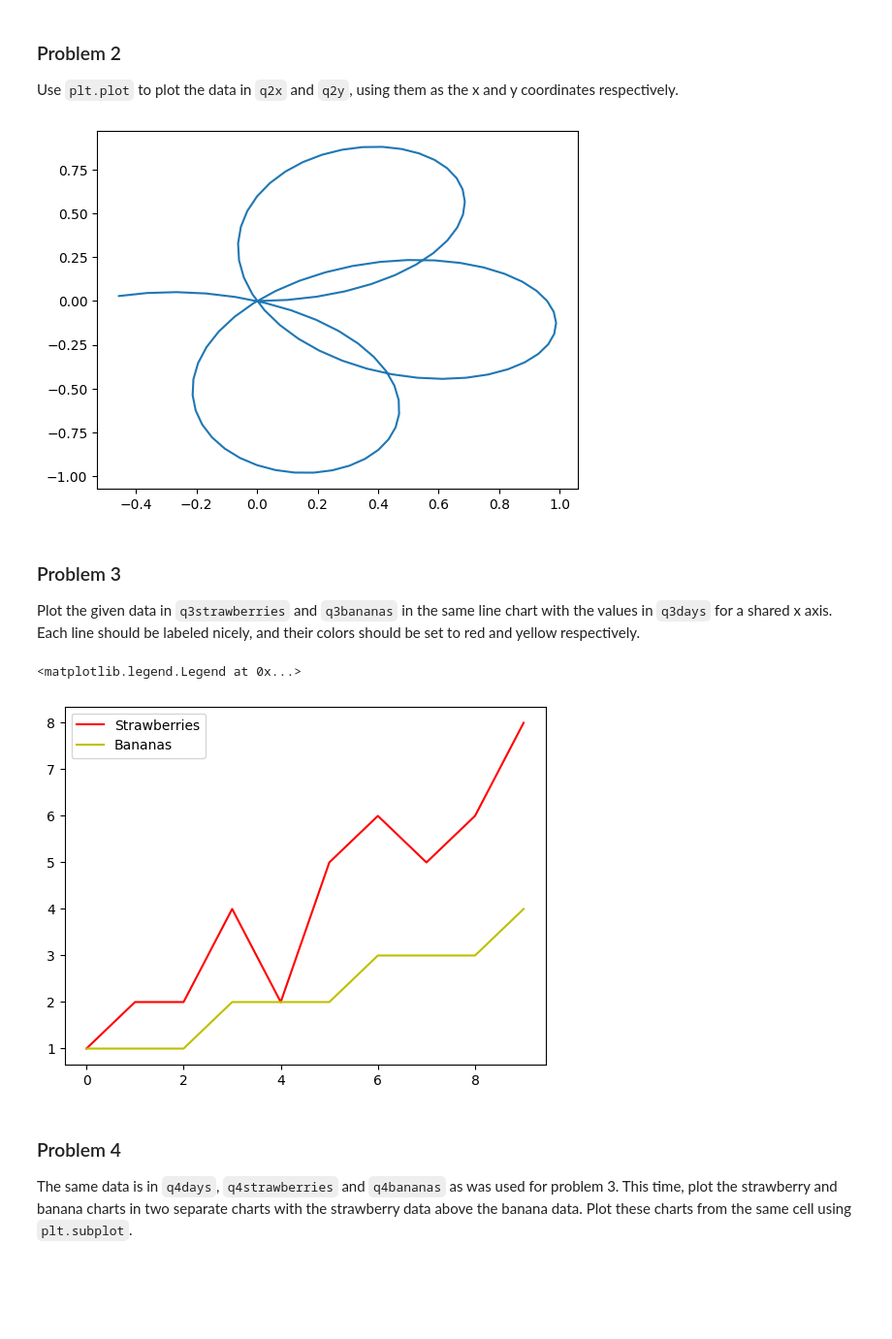
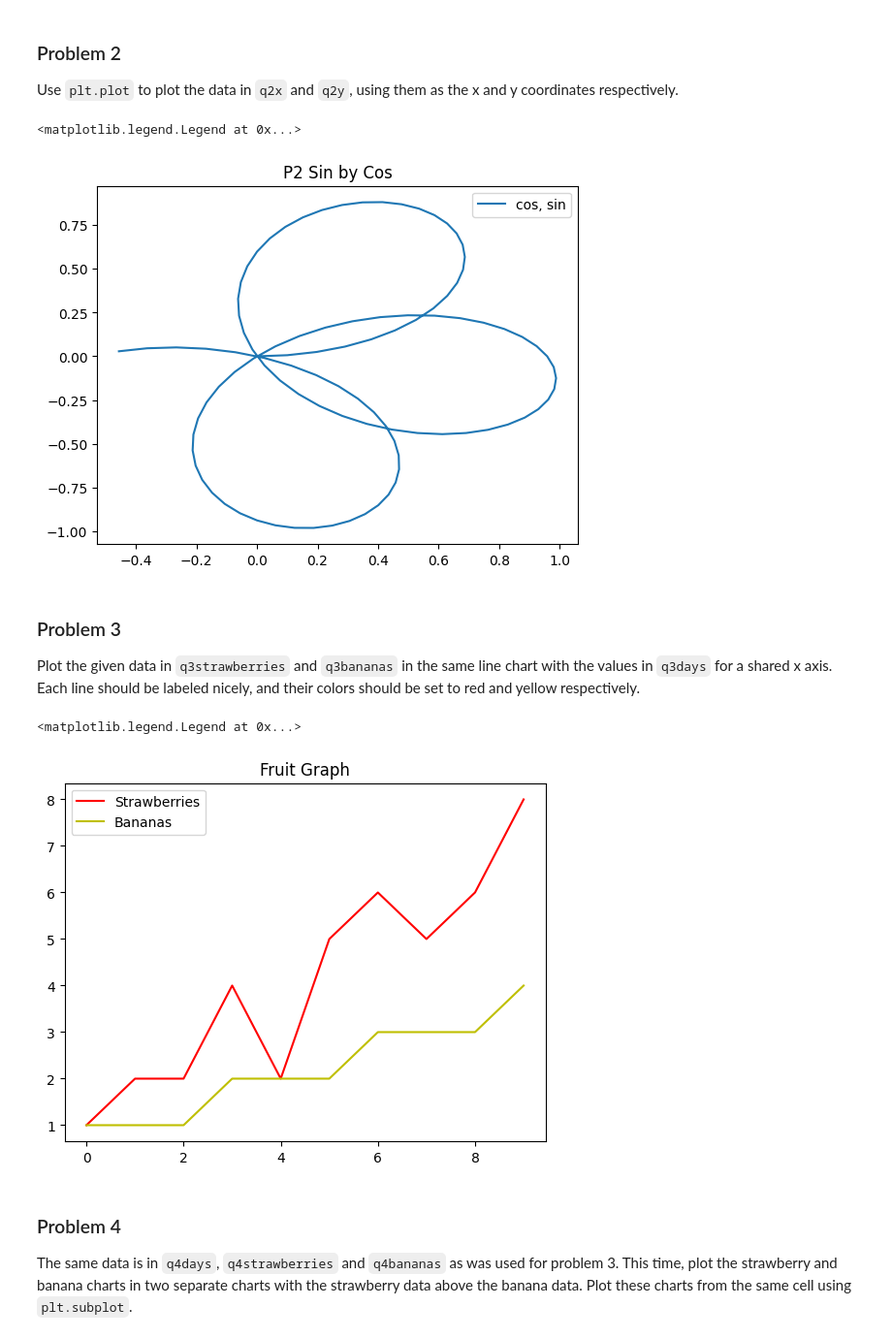
Before and after one commit to AL-Holmes/dx602-homework-05, a Jupyter notebook: homework.ipynb, the cells around one changed output. Shown at 97% size. Drawn from its saved outputs; the diff is of its cells as text; code cells hidden in the pictures; blank space fills up the shorter version.

```diff
--- a/homework.ipynb
+++ b/homework.ipynb
@@ -89,9 +91,12 @@ q2y = [math.sin(i * 2 * math.pi / 100) * q2r[i] for i in range(100)]
 # %%
 # YOUR CHANGES HERE
 
-p2 = plt.plot(q2x,q2y)
+p2 = plt.plot(q2x,q2y, label="cos, sin")
+plt.title("P2 Sin by Cos")
+plt.legend()
 # %% [output]
+<matplotlib.legend.Legend at 0x...>
-[figure, old version]
+[figure, new version]
 # %% [markdown]
 ### Problem 3
 
@@ -108,10 +113,11 @@ q3bananas = [1, 1, 1, 2, 2, 2, 3, 3, 3, 4]
 
 plt.plot(q3days,q3strawberries,color="red", label="Strawberries")
 plt.plot(q3days,q3bananas, "y", label="Bananas")
+plt.title("Fruit Graph")
 plt.legend()
 # %% [output]
 <matplotlib.legend.Legend at 0x...>
-[figure, old version]
+[figure, new version]
 # %% [markdown]
 ### Problem 4
 
```
Also changed, not shown: parts of 17 cells of this notebook.
